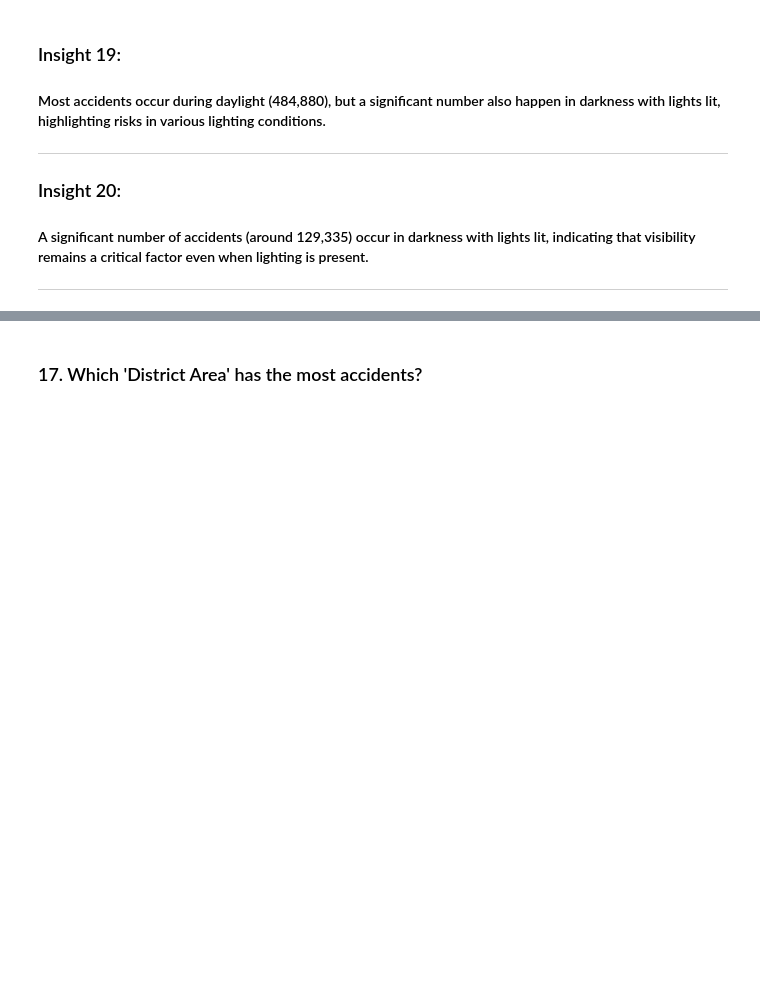
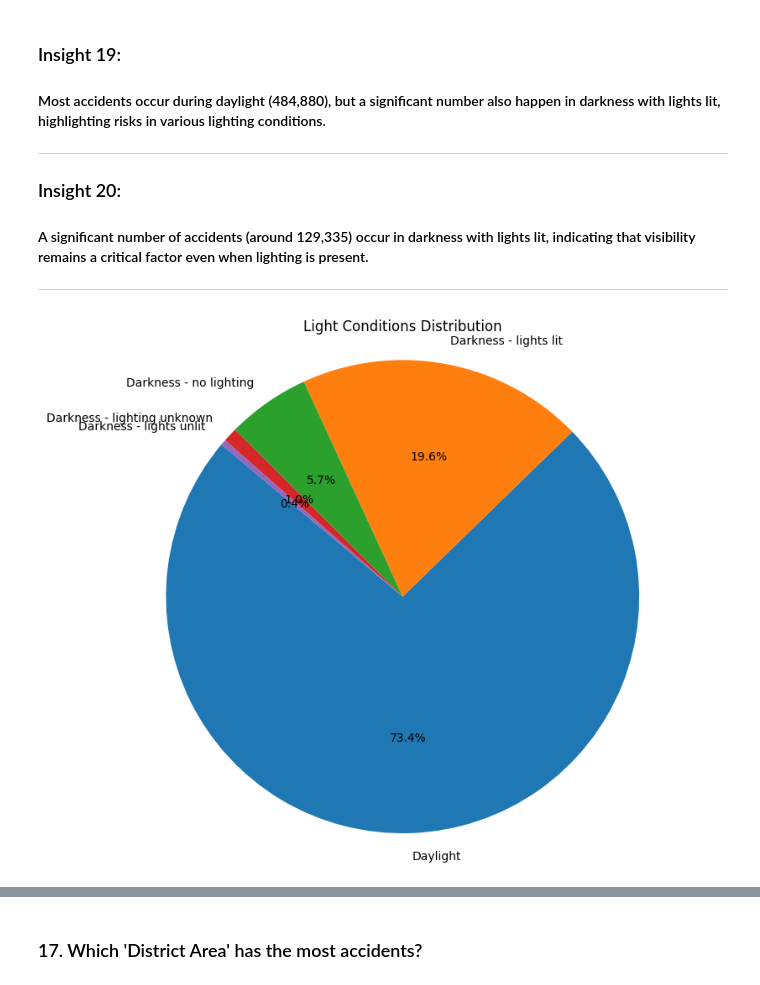
Before and after one commit to mariscotes/ELECT303-DataAnalytics, a Jupyter notebook: Activity2.ipynb, the cells around one changed output, grey strips where cells are left out. Saved outputs shown, nothing was run; the diff lists cells and outputs as text; code cells hidden in the pictures; blank space fills up the shorter version.

```diff
--- a/Activity2.ipynb
+++ b/Activity2.ipynb
@@ -473,3 +492,22 @@ Name: count, dtype: int64
 <h3>Insight 20:</h3>
 <h4>A significant number of accidents (around 129,335) occur in darkness with lights lit, indicating that visibility remains a critical factor even when lighting is present.</h4>
 <hr>
+# %%
+# PIECHART VISUALIZATION FOR NO16
+labels = [
+    'Daylight',
+    'Darkness - lights lit',
+    'Darkness - no lighting',
+    'Darkness - lighting unknown',
+    'Darkness - lights unlit'
+]
+sizes = [484880, 129335, 37437, 6484, 2543]
+
+# Create pie chart
+plt.figure(figsize=(8, 8))
+plt.pie(sizes, labels=labels, autopct='%1.1f%%', startangle=140)
+plt.title('Light Conditions Distribution')
+plt.axis('equal')
+plt.show()
+# %% [output]
+[figure, added]
```
Also changed, not shown: parts of 7 cells of this notebook.
